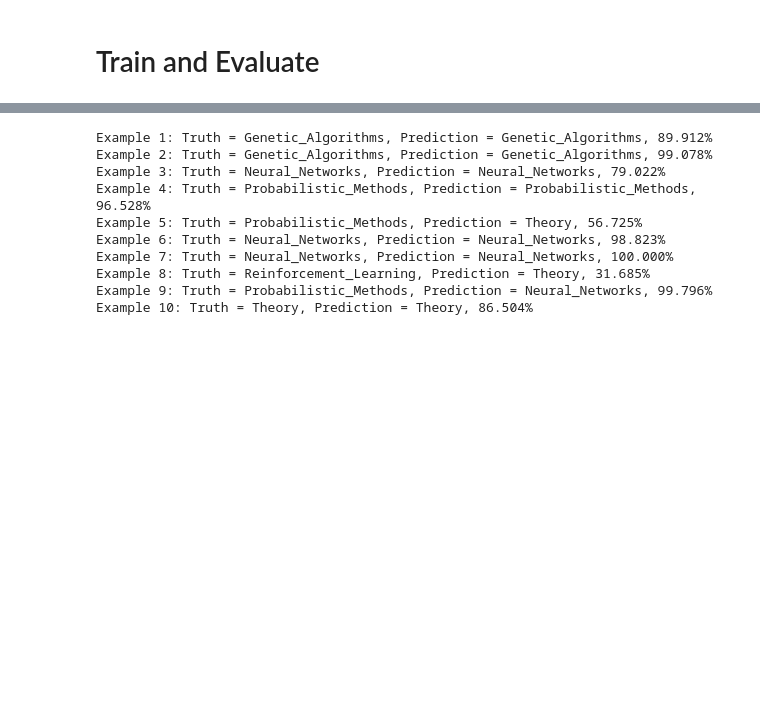
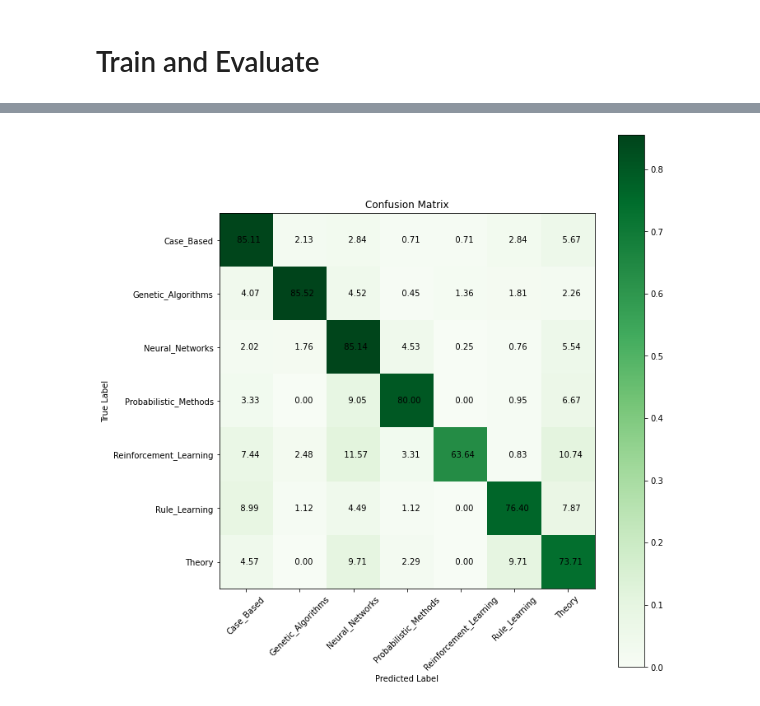
Before and after one commit to chihyanghsu0805/keras_tutorial, a Jupyter notebook: tutorials/keras/graph_attention_network/node_classification.ipynb, the cells around one changed output, grey strips where cells are left out. Saved outputs shown, nothing was run; the diff lists cells and outputs as text; code cells hidden in the pictures; blank space fills up the shorter version.

```diff
--- a/tutorials/keras/graph_attention_network/node_classification.ipynb
+++ b/tutorials/keras/graph_attention_network/node_classification.ipynb
@@ -467,19 +468,31 @@ Test Accuracy 80.1%
-# %%
-test_probs = gat_model.predict(x=test_indices)
-
-mapping = {v: k for (k, v) in class_idx.items()}
-
-for i, (probs, label) in enumerate(zip(test_probs[:10], test_labels[:10])):
-    pred = np.argmax(probs)
-    print(f"Example {i+1}: Truth = {mapping[label]}, Prediction = {mapping[pred]}, {probs[pred]:7.3%}")
-# %% [output]
-Example 1: Truth = Genetic_Algorithms, Prediction = Genetic_Algorithms, 89.912%
-Example 2: Truth = Genetic_Algorithms, Prediction = Genetic_Algorithms, 99.078%
-Example 3: Truth = Neural_Networks, Prediction = Neural_Networks, 79.022%
-Example 4: Truth = Probabilistic_Methods, Prediction = Probabilistic_Methods, 96.528%
-Example 5: Truth = Probabilistic_Methods, Prediction = Theory, 56.725%
-Example 6: Truth = Neural_Networks, Prediction = Neural_Networks, 98.823%
-Example 7: Truth = Neural_Networks, Prediction = Neural_Networks, 100.000%
-Example 8: Truth = Reinforcement_Learning, Prediction = Theory, 31.685%
-Example 9: Truth = Probabilistic_Methods, Prediction = Neural_Networks, 99.796%
-Example 10: Truth = Theory, Prediction = Theory, 86.504%
+# %%
+test_probs = gat_model.predict(x=test_indices)
+pred_labels = [np.argmax(x) for x in test_probs]
+# %%
+def plot_confusion_matrix(cm, target_names, title="Confusion Matrix", cmap=plt.cm.Greens):
+    plt.imshow(cm, interpolation="nearest", cmap=cmap)
+    plt.title(title)
+    plt.colorbar()
+    tick_marks = np.arange(len(target_names))
+    plt.xticks(tick_marks, target_names, rotation=45)
+    plt.yticks(tick_marks, target_names)
+    plt.tight_layout()
+
+    width, height = cm.shape
+
+    for x in range(width):
+        for y in range(height):
+            plt.annotate(
+                "%7.2f" % (cm[x][y] * 100),
+                xy=(y, x),
+                horizontalalignment="center",
+                verticalalignment="center"
+            )
+    plt.ylabel("True Label")
+    plt.xlabel("Predicted Label")
+# %%
+results = confusion_matrix(test_labels, pred_labels, normalize="true")
+plt.figure(figsize=(10, 10))
+plot_confusion_matrix(results, class_values)
+# %% [output]
+[figure, added]
```
Also changed, not shown: parts of 3 cells of this notebook.
